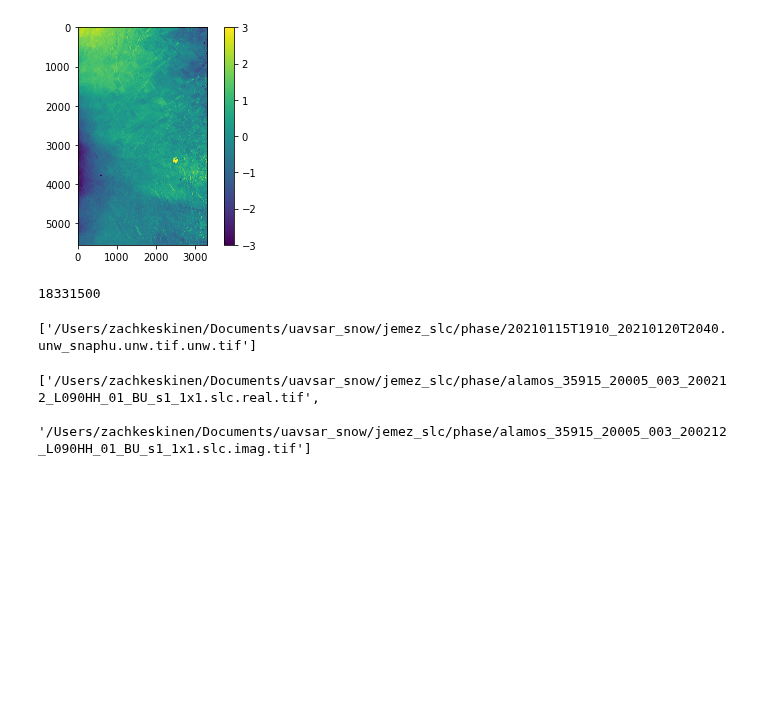
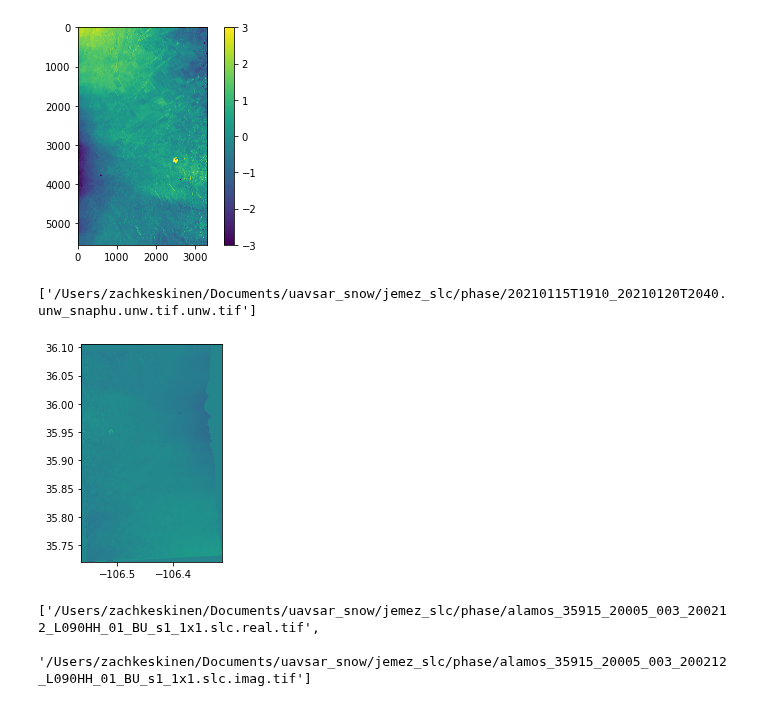
Before and after one commit to SnowEx/uavsar_snow, a Jupyter notebook: geolocate/geolocate_test.ipynb, the cells around one changed output. Saved outputs shown, nothing was run; the diff lists cells and outputs as text; code cells hidden in the pictures; blank space fills up the shorter version.

```diff
--- a/geolocate/geolocate_test.ipynb
+++ b/geolocate/geolocate_test.ipynb
@@ -21,10 +21,6 @@ plt.colorbar()
 # %% [output]
 <matplotlib.colorbar.Colorbar at 0x...>
 [figure]
-# %%
-arr.size
-# %% [output]
-18331500
 # %%
 from geolocate import geolocate_uavsar
 # %%
@@ -34,6 +30,13 @@ out_dir = '/Users/zachkeskinen/Documents/uavsar_snow/jemez_slc/phase',
 llh_fp = '/Users/zachkeskinen/Documents/uavsar_snow/jemez_slc/alamos_35915_01_BU_s1_2x8.llh')
 # %% [output]
 ['/Users/zachkeskinen/Documents/uavsar_snow/jemez_slc/phase/20210115T1910_20210120T2040.unw_snaphu.unw.tif.unw.tif']
+# %%
+import rasterio as rio
+from rasterio.plot import show
+with rio.open('/Users/zachkeskinen/Documents/uavsar_snow/jemez_slc/phase/20210115T1910_20210120T2040.unw_snaphu.unw.tif.unw.tif') as src:
+    show(src)
+# %% [output]
+[figure, added]
 # %%
 geolocate_uavsar(in_fp = '/Users/zachkeskinen/Documents/uavsar_snow/jemez_slc/phase/alamos_35915_20005_003_200212_L090HH_01_BU_s1_1x1.slc',
 ann_fp = '/Users/zachkeskinen/Documents/uavsar_snow/jemez_slc/alamos_35915_20005_003_200212_L090HH_01_BU.ann',
```
Also changed, not shown: 1 other file.
